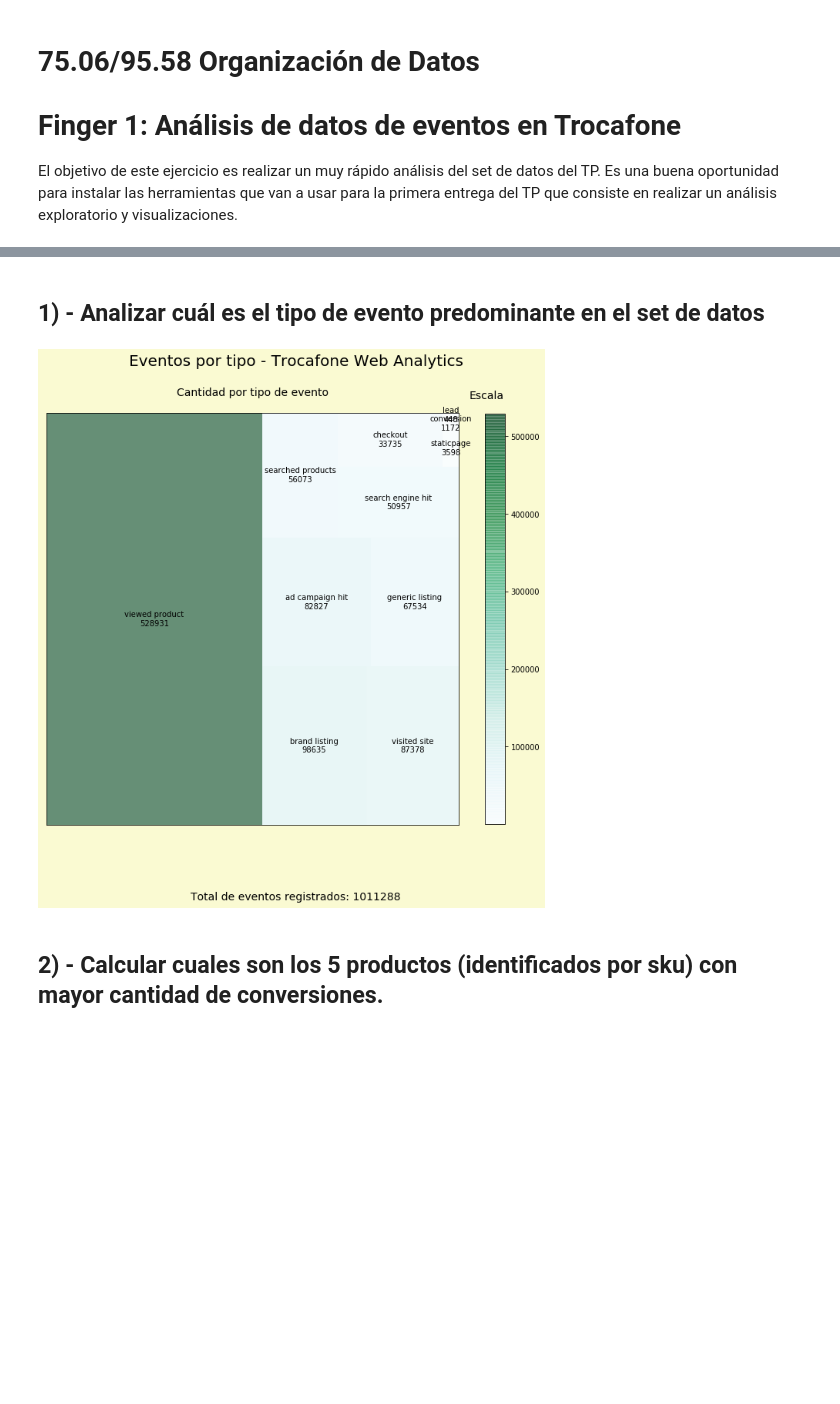
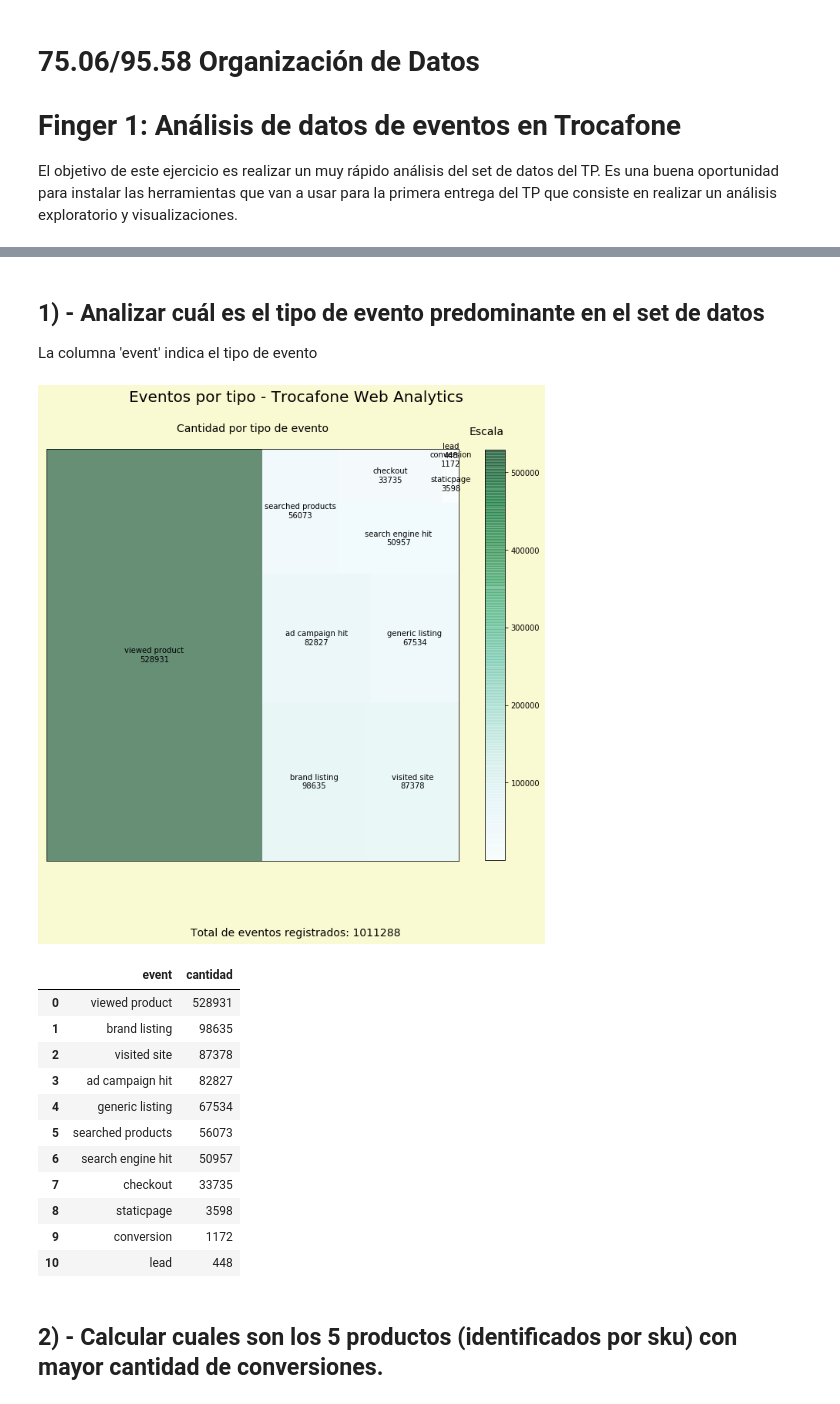
Before and after one commit to JoseMarianoAlvarez/75-06, a Jupyter notebook: Fingers/finger-01.ipynb, the cells around one changed output, grey strips where cells are left out. Cells and saved outputs as stored; diff of their text form; code cells hidden in the pictures; blank space fills up the shorter version.

```diff
--- a/Fingers/finger-01.ipynb
+++ b/Fingers/finger-01.ipynb
@@ -21,49 +23,58 @@ Internally process the file in chunks, resulting in lower memory use while parsi
 df = pd.read_csv('..\\..\\Data\\tp1\\events.csv', low_memory=False)
 # %% [markdown]
 ## 1) - Analizar cuál es el tipo de evento predominante en el set de datos
+
+La columna 'event' indica el tipo de evento
 # %%
 rankingEventos = df.groupby('event').size().sort_values(ascending=False).to_frame(name='cantidad').reset_index()
 # %%
-
-# parámetros del treemap
-x = 0.
-y = 0.
-#width = 200.
-#height = 100.
-
 # colores
 cmap = matplotlib.cm.BuGn
 mini, maxi = rankingEventos.cantidad.min(), rankingEventos.cantidad.max()
 norm = matplotlib.colors.Normalize(vmin=mini, vmax=maxi)
 colors = [cmap(norm(value)) for value in rankingEventos.cantidad]
 
 
 # labels
 labels = ["%s\n%d" % (label) for label in zip(rankingEventos.event, rankingEventos.cantidad)]
 
 # plot treemap
 fig = plt.figure(figsize=(12, 10),facecolor='lightgoldenrodyellow')
 fig.suptitle("Eventos por tipo - Trocafone Web Analytics", fontsize=20)
 ax = fig.add_subplot() #111, aspect="equal"
 ax = squarify.plot(rankingEventos.cantidad, color=colors, label=labels, ax=ax, alpha=.6 )
 
 ax.set_title("\nCantidad por tipo de evento\n", fontsize=14)
 
 
 # Barra de escala
 fig.text(.76, .9, "Escala", fontsize=14)
 img = plt.imshow([rankingEventos.cantidad], cmap=cmap, alpha=.6)
 img.set_visible(False)
 fig.colorbar(img, orientation="vertical", shrink=.98)
 ax.set_xticks([])
 ax.set_yticks([])
 
 # Footer
 fig.text(.5, -0.005, "Total de eventos registrados: %d" % (rankingEventos.cantidad.sum()), fontsize=14, ha="center")
 
 plt.show()
+
+rankingEventos
 # %% [output]
 [figure]
+|  | event | cantidad |
+| 0 | viewed product | 528931 |
+| 1 | brand listing | 98635 |
+| 2 | visited site | 87378 |
+| 3 | ad campaign hit | 82827 |
+| 4 | generic listing | 67534 |
+| 5 | searched products | 56073 |
+| 6 | search engine hit | 50957 |
+| 7 | checkout | 33735 |
+| 8 | staticpage | 3598 |
+| 9 | conversion | 1172 |
+| 10 | lead | 448 |
 # %% [markdown]
 ## 2) - Calcular cuales son los 5 productos (identificados por sku) con mayor cantidad de conversiones.
 # %%
```
Also changed, not shown: parts of 4 cells of this notebook.
